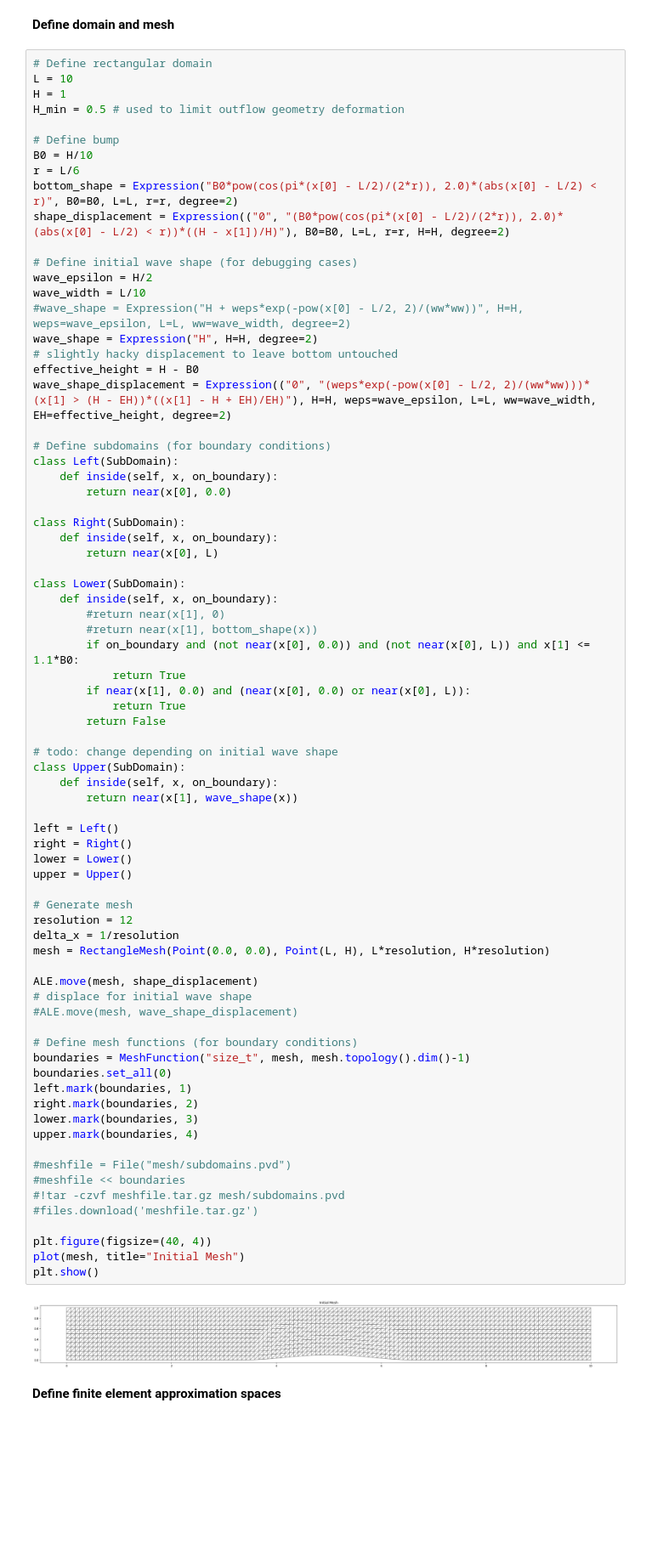
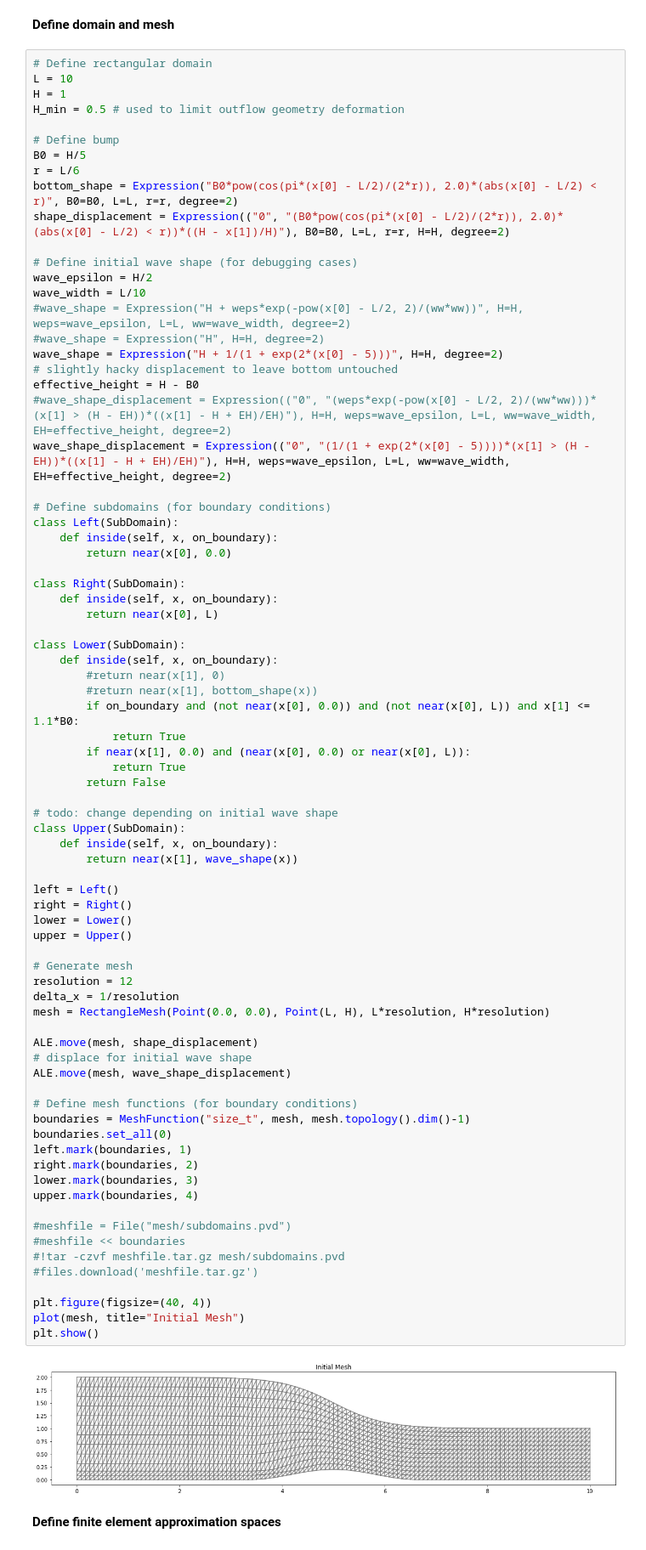
Before and after one commit to notanumber-sys/dd2365-project, a Jupyter notebook: project.ipynb, the cells around one changed output. Shown at 85% size. Drawn from its saved outputs; the diff is of its cells as text; blank space fills up the shorter version.

Commit message:
added some additional BC behavior and sigmoidal initial shape

```diff
--- a/project.ipynb
+++ b/project.ipynb
@@ -71,7 +71,7 @@ H = 1
 H_min = 0.5 # used to limit outflow geometry deformation
 
 # Define bump
-B0 = H/10
+B0 = H/5
 r = L/6
 bottom_shape = Expression("B0*pow(cos(pi*(x[0] - L/2)/(2*r)), 2.0)*(abs(x[0] - L/2) < r)", B0=B0, L=L, r=r, degree=2)
 shape_displacement = Expression(("0", "(B0*pow(cos(pi*(x[0] - L/2)/(2*r)), 2.0)*(abs(x[0] - L/2) < r))*((H - x[1])/H)"), B0=B0, L=L, r=r, H=H, degree=2)
@@ -80,10 +80,12 @@ shape_displacement = Expression(("0", "(B0*pow(cos(pi*(x[0] - L/2)/(2*r)), 2.0)*
 wave_epsilon = H/2
 wave_width = L/10
 #wave_shape = Expression("H + weps*exp(-pow(x[0] - L/2, 2)/(ww*ww))", H=H, weps=wave_epsilon, L=L, ww=wave_width, degree=2)
-wave_shape = Expression("H", H=H, degree=2)
+#wave_shape = Expression("H", H=H, degree=2)
+wave_shape = Expression("H + 1/(1 + exp(2*(x[0] - 5)))", H=H, degree=2)
 # slightly hacky displacement to leave bottom untouched
 effective_height = H - B0
-wave_shape_displacement = Expression(("0", "(weps*exp(-pow(x[0] - L/2, 2)/(ww*ww)))*(x[1] > (H - EH))*((x[1] - H + EH)/EH)"), H=H, weps=wave_epsilon, L=L, ww=wave_width, EH=effective_height, degree=2)
+#wave_shape_displacement = Expression(("0", "(weps*exp(-pow(x[0] - L/2, 2)/(ww*ww)))*(x[1] > (H - EH))*((x[1] - H + EH)/EH)"), H=H, weps=wave_epsilon, L=L, ww=wave_width, EH=effective_height, degree=2)
+wave_shape_displacement = Expression(("0", "(1/(1 + exp(2*(x[0] - 5))))*(x[1] > (H - EH))*((x[1] - H + EH)/EH)"), H=H, weps=wave_epsilon, L=L, ww=wave_width, EH=effective_height, degree=2)
 
 # Define subdomains (for boundary conditions)
 class Left(SubDomain):
@@ -112,35 +114,35 @@ class Upper(SubDomain):
 left = Left()
 right = Right()
 lower = Lower()
 upper = Upper()
 
 # Generate mesh
 resolution = 12
 delta_x = 1/resolution
 mesh = RectangleMesh(Point(0.0, 0.0), Point(L, H), L*resolution, H*resolution)
 
 ALE.move(mesh, shape_displacement)
 # displace for initial wave shape
-#ALE.move(mesh, wave_shape_displacement)
+ALE.move(mesh, wave_shape_displacement)
 
 # Define mesh functions (for boundary conditions)
 boundaries = MeshFunction("size_t", mesh, mesh.topology().dim()-1)
 boundaries.set_all(0)
 left.mark(boundaries, 1)
 right.mark(boundaries, 2)
 lower.mark(boundaries, 3)
 upper.mark(boundaries, 4)
 
 #meshfile = File("mesh/subdomains.pvd")
 #meshfile << boundaries
 #!tar -czvf meshfile.tar.gz mesh/subdomains.pvd
 #files.download('meshfile.tar.gz')
 
 plt.figure(figsize=(40, 4))
 plot(mesh, title="Initial Mesh")
 plt.show()
 # %% [output]
-[figure, old version]
+[figure, new version]
 # %% [markdown]
 **Define finite element approximation spaces**
 # %%
```
Also changed, not shown: parts of 4 cells of this notebook.
